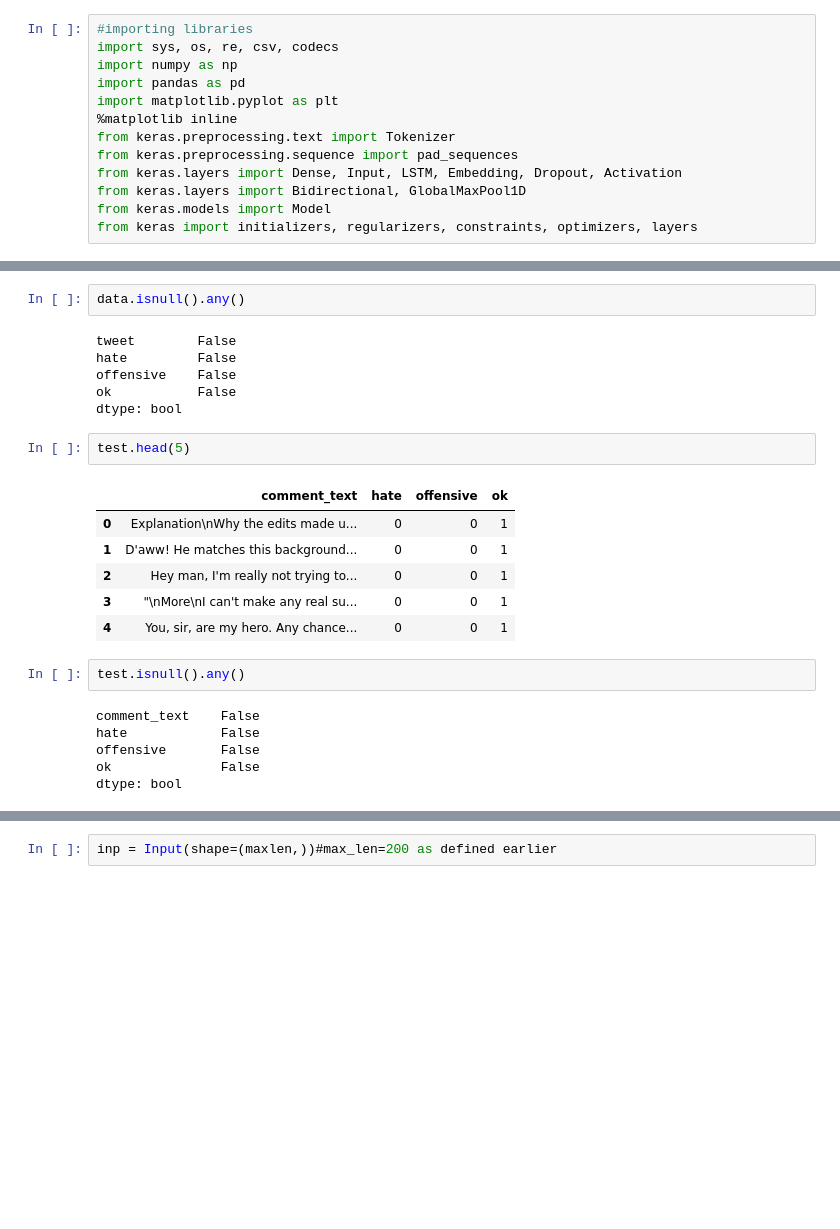
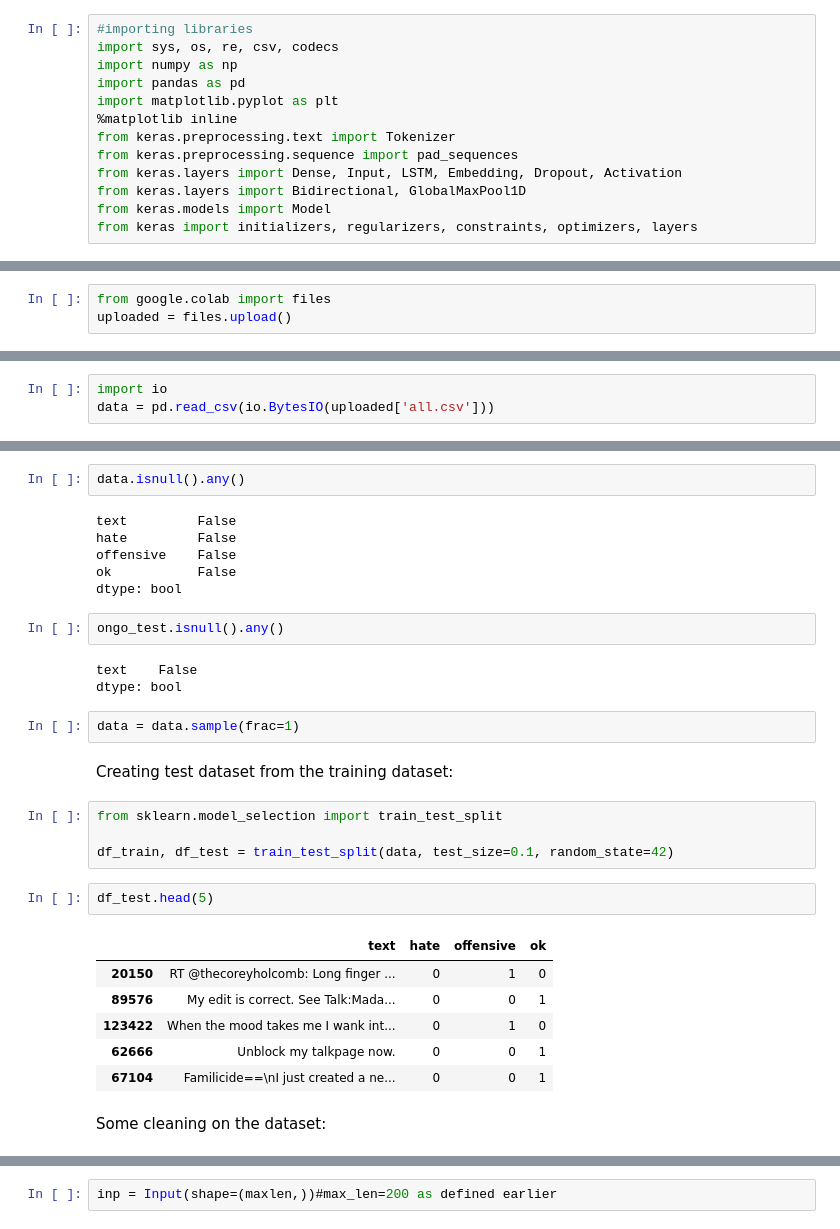
Before and after one commit to FarzaneMah/Content_Flagging, a Jupyter notebook: LSTM_Flagging_Inappropriate_Contents.ipynb, the cells around one changed output, grey strips where cells are left out. Drawn from its saved outputs; the diff is of its cells as text; blank space fills up the shorter version.

Commit message:
moving the code to colab

```diff
--- a/LSTM_Flagging_Inappropriate_Contents.ipynb
+++ b/LSTM_Flagging_Inappropriate_Contents.ipynb
@@ -27,0 +20,3 @@ data.head(5)
+# %%
+from google.colab import files
+uploaded = files.upload()
@@ -27,0 +26,3 @@ data.head(5)
+# %%
+import io
+data = pd.read_csv(io.BytesIO(uploaded['all.csv']))
@@ -28,27 +68,34 @@ data.head(5)
 # %%
 data.isnull().any()
 # %% [output]
-tweet        False
+text         False
 hate         False
 offensive    False
 ok           False
 dtype: bool
+# %%
+ongo_test.isnull().any()
+# %% [output]
+text    False
+dtype: bool
+# %%
+data = data.sample(frac=1)
+# %% [markdown]
+Creating test dataset from the training dataset:
+# %%
+from sklearn.model_selection import train_test_split
+
+df_train, df_test = train_test_split(data, test_size=0.1, random_state=42)
 # %%
-test.head(5)
+df_test.head(5)
 # %% [output]
-|  | comment_text | hate | offensive | ok |
-| 0 | Explanation\nWhy the edits made u... | 0 | 0 | 1 |
-| 1 | D'aww! He matches this background... | 0 | 0 | 1 |
-| 2 | Hey man, I'm really not trying to... | 0 | 0 | 1 |
-| 3 | "\nMore\nI can't make any real su... | 0 | 0 | 1 |
-| 4 | You, sir, are my hero. Any chance... | 0 | 0 | 1 |
+|  | text | hate | offensive | ok |
+| 20150 | RT @thecoreyholcomb: Long finger ... | 0 | 1 | 0 |
+| 89576 | My edit is correct. See Talk:Mada... | 0 | 0 | 1 |
+| 123422 | When the mood takes me I wank int... | 0 | 1 | 0 |
+| 62666 | Unblock my talkpage now. | 0 | 0 | 1 |
+| 67104 | Familicide==\nI just created a ne... | 0 | 0 | 1 |
-# %%
-test.isnull().any()
-# %% [output]
-comment_text    False
-hate            False
-offensive       False
-ok              False
-dtype: bool
+# %% [markdown]
+Some cleaning on the dataset:
 # %%
 def clean_text(text):
```
Also changed, not shown: parts of 78 cells of this notebook.
